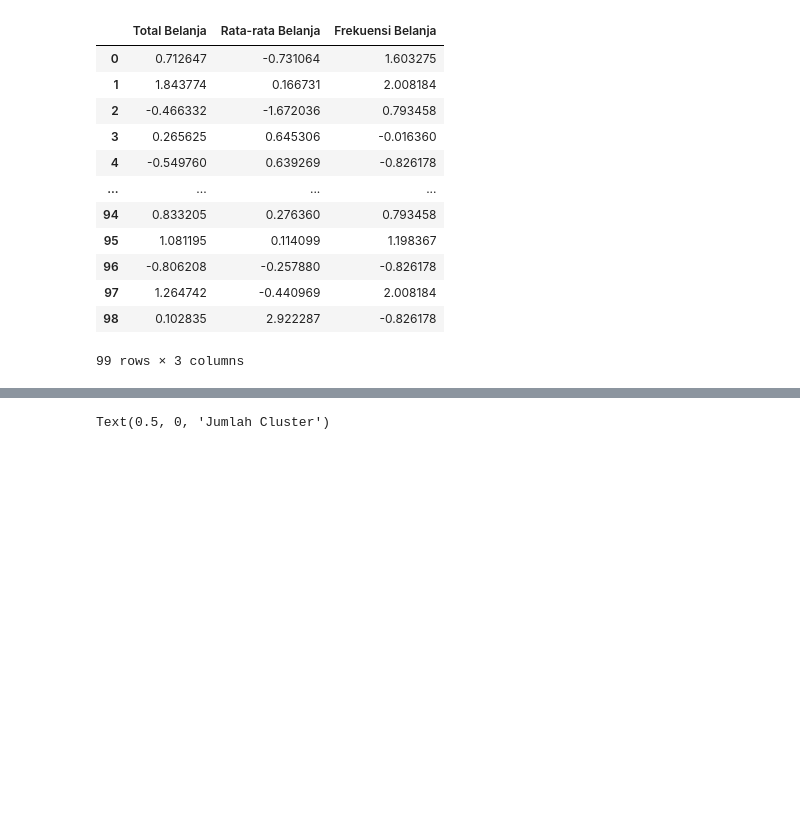
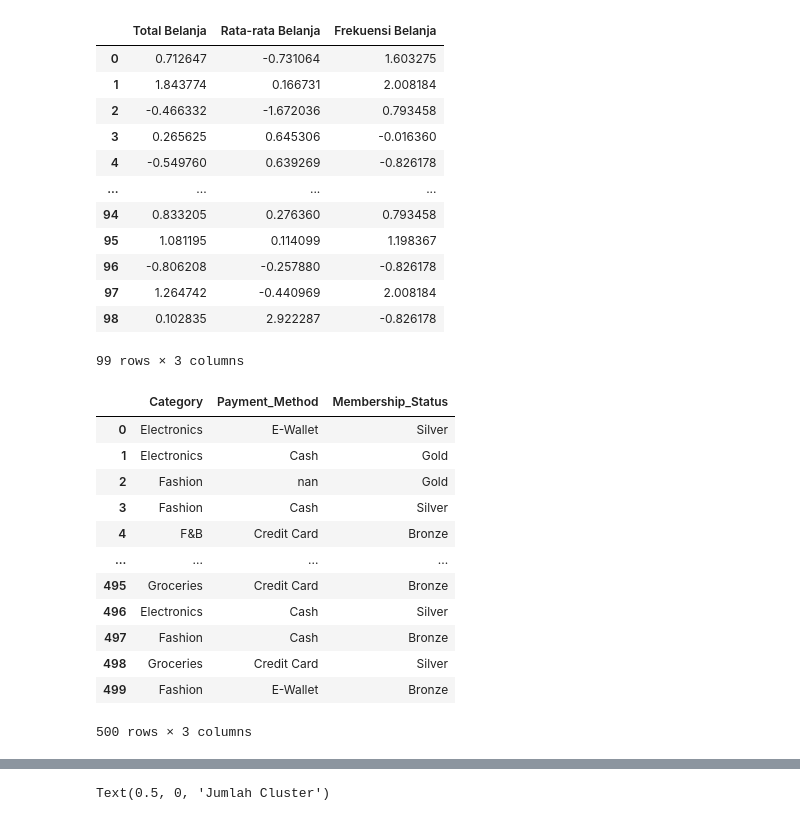
Before and after one commit to rezzz59/STUPEN, a Jupyter notebook: KELAS/studi_kasus/mall_custumer_segmentaion.ipynb, the cells around one changed output, grey strips where cells are left out. Saved outputs shown, nothing was run; the diff lists cells and outputs as text; code cells hidden in the pictures; blank space fills up the shorter version.

```diff
--- a/KELAS/studi_kasus/mall_custumer_segmentaion.ipynb
+++ b/KELAS/studi_kasus/mall_custumer_segmentaion.ipynb
@@ -274,3 +290,19 @@ x_scaled_df
 | 97 | 1.264742 | -0.440969 | 2.008184 |
 | 98 | 0.102835 | 2.922287 | -0.826178 |
 99 rows × 3 columns
+# %%
+categorical = df_raw.select_dtypes('object')
+# %% [output]
+|  | Category | Payment_Method | Membership_Status |
+| 0 | Electronics | E-Wallet | Silver |
+| 1 | Electronics | Cash | Gold |
+| 2 | Fashion | nan | Gold |
+| 3 | Fashion | Cash | Silver |
+| 4 | F&B | Credit Card | Bronze |
+| ... | ... | ... | ... |
+| 495 | Groceries | Credit Card | Bronze |
+| 496 | Electronics | Cash | Silver |
+| 497 | Fashion | Cash | Bronze |
+| 498 | Groceries | Credit Card | Silver |
+| 499 | Fashion | E-Wallet | Bronze |
+500 rows × 3 columns
```
Also changed, not shown: parts of 6 cells of this notebook.
